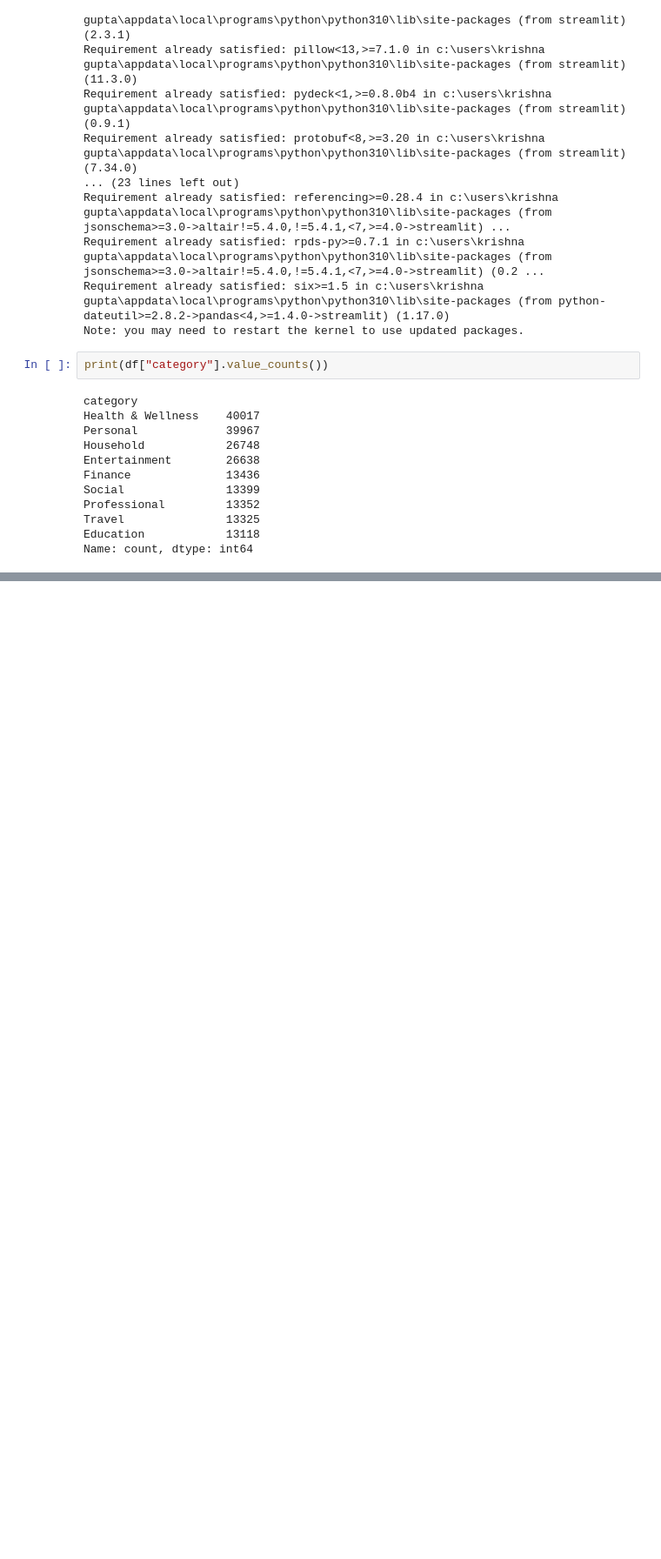
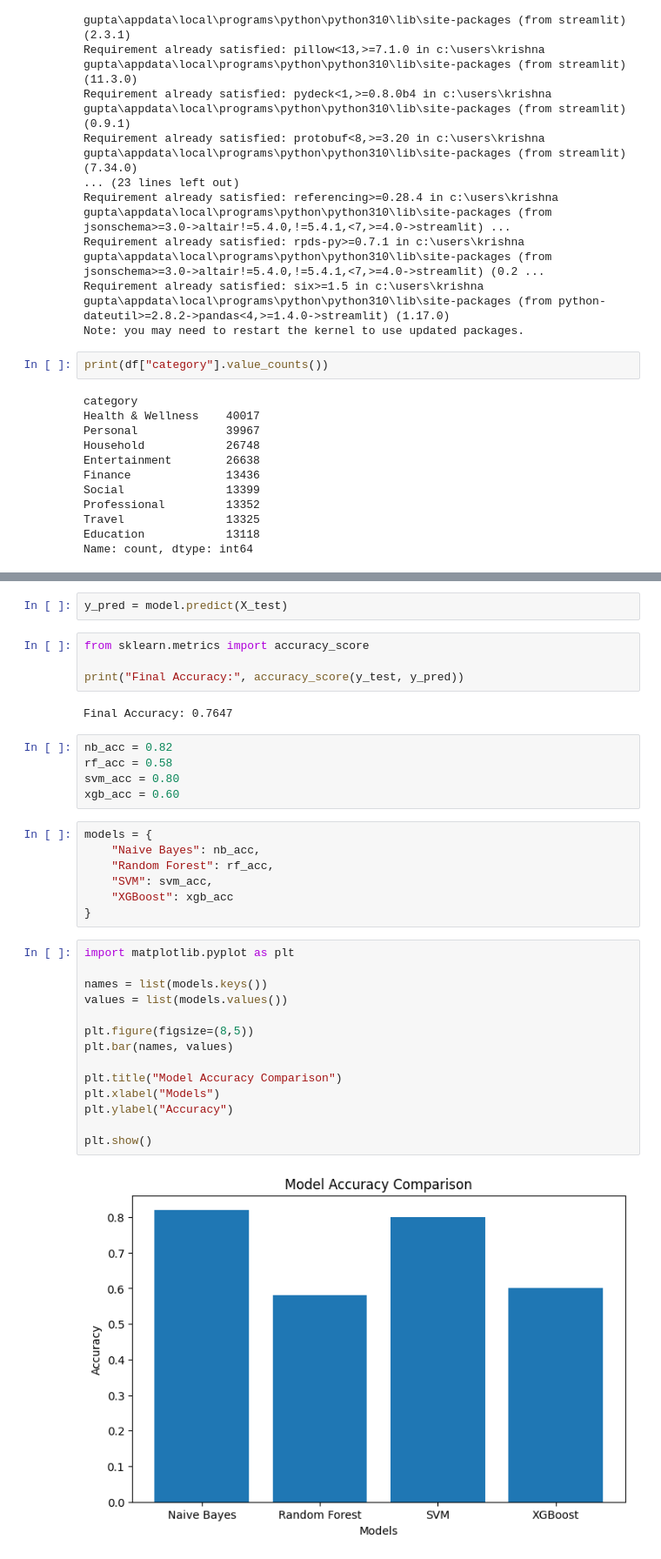
Before and after one commit to krishnag5465/AI-Powered-Task-management-System, a Jupyter notebook: ai_task_management_system (2).ipynb, the cells around one changed output, grey strips where cells are left out. Shown at 87% size. Saved outputs shown, nothing was run; the diff lists cells and outputs as text; blank space fills up the shorter version.

```diff
--- a/ai_task_management_system (2).ipynb
+++ b/ai_task_management_system (2).ipynb
@@ -583,0 +1151,36 @@ Name: count, dtype: int64
+# %%
+y_pred = model.predict(X_test)
+# %%
+from sklearn.metrics import accuracy_score
+
+print("Final Accuracy:", accuracy_score(y_test, y_pred))
+# %% [output]
+Final Accuracy: 0.7647
+# %%
+nb_acc = 0.82
+rf_acc = 0.58
+svm_acc = 0.80
+xgb_acc = 0.60
+# %%
+models = {
+    "Naive Bayes": nb_acc,
+    "Random Forest": rf_acc,
+    "SVM": svm_acc,
+    "XGBoost": xgb_acc
+}
+# %%
+import matplotlib.pyplot as plt
+
+names = list(models.keys())
+values = list(models.values())
+
+plt.figure(figsize=(8,5))
+plt.bar(names, values)
+
+plt.title("Model Accuracy Comparison")
+plt.xlabel("Models")
+plt.ylabel("Accuracy")
+
+plt.show()
+# %% [output]
+[figure, added]
```
Also changed, not shown: parts of 72 cells of this notebook, 5 other files.
